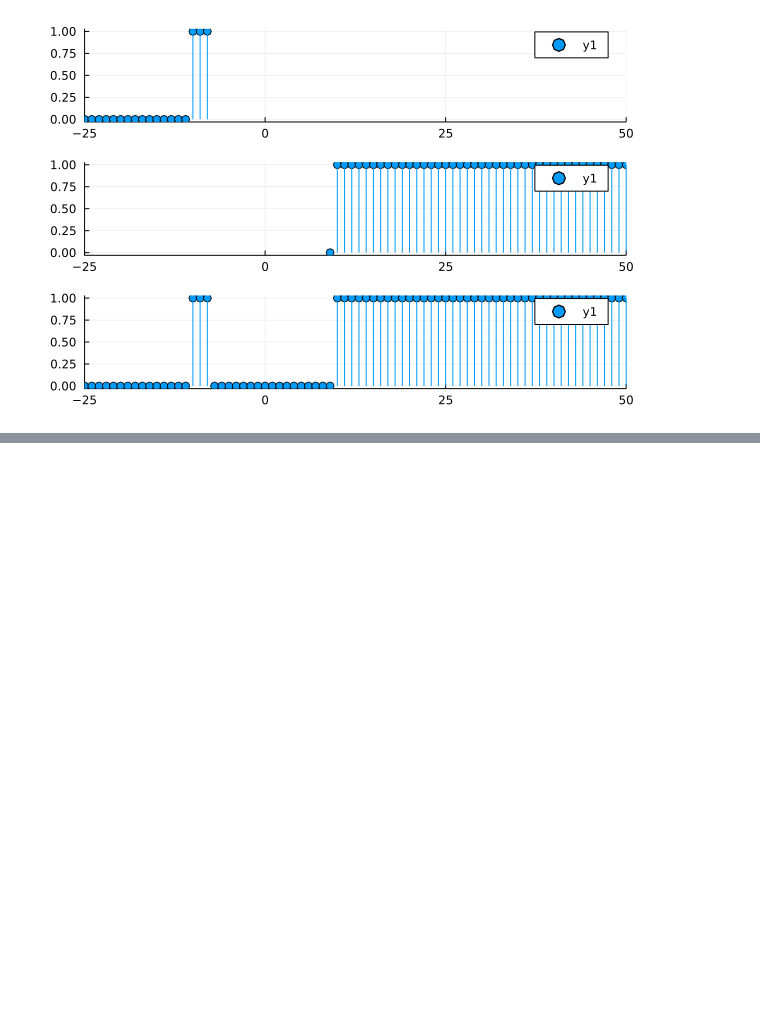
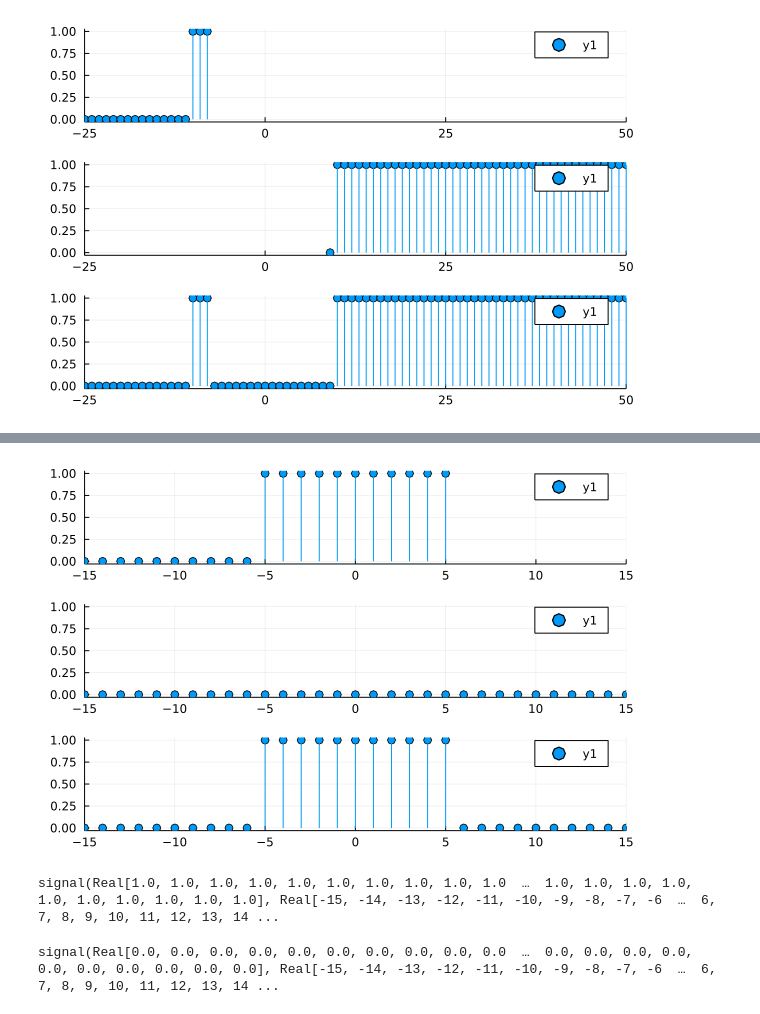
Before and after one commit to gjunqueira-sys/MySignalProcessing.jl, a Jupyter notebook: src/sketch.ipynb, the cells around one changed output, grey strips where cells are left out. Saved outputs shown, nothing was run; the diff lists cells and outputs as text; code cells hidden in the pictures; blank space fills up the shorter version.

```diff
--- a/src/sketch.ipynb
+++ b/src/sketch.ipynb
@@ -103,0 +123,15 @@ plot(p1,p2,p3, layout=(3,1))
+# %%
+p1 = plot(s1.n, s1.A, line =:stem, marker=:o, xlims=(-15,15))
+p2 = plot(s2.n, s2.A, line =:stem, marker=:o, xlims=(-15,15))
+p3 = plot(s3.n, s3.A, line =:stem, marker=:o, xlims=(-15,15))
+plot(p1,p2,p3, layout=(3,1))
+# %% [output]
+[figure, added]
+# %%
+s4 = signal(1.0, -15, 15)
+# %% [output]
+signal(Real[1.0, 1.0, 1.0, 1.0, 1.0, 1.0, 1.0, 1.0, 1.0, 1.0  …  1.0, 1.0, 1.0, 1.0, 1.0, 1.0, 1.0, 1.0, 1.0, 1.0], Real[-15, -14, -13, -12, -11, -10, -9, -8, -7, -6  …  6, 7, 8, 9, 10, 11, 12, 13, 14 ...
+# %%
+s5 = signal(0.0, -15, 15)
+# %% [output]
+signal(Real[0.0, 0.0, 0.0, 0.0, 0.0, 0.0, 0.0, 0.0, 0.0, 0.0  …  0.0, 0.0, 0.0, 0.0, 0.0, 0.0, 0.0, 0.0, 0.0, 0.0], Real[-15, -14, -13, -12, -11, -10, -9, -8, -7, -6  …  6, 7, 8, 9, 10, 11, 12, 13, 14 ...
```
Also changed, not shown: parts of 12 cells of this notebook, 1 other file.
